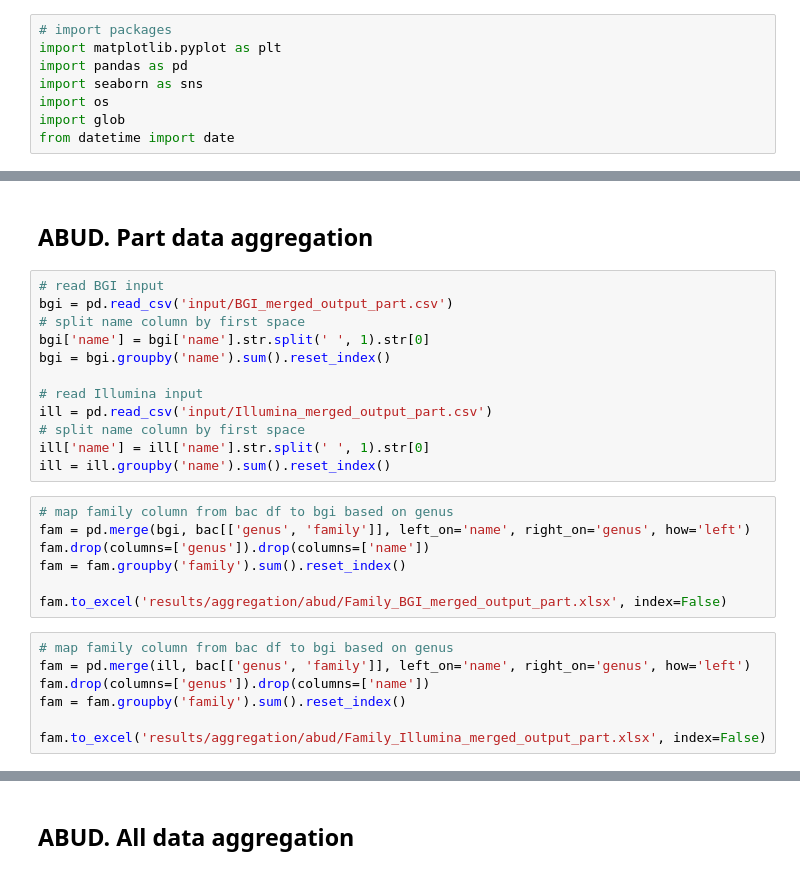
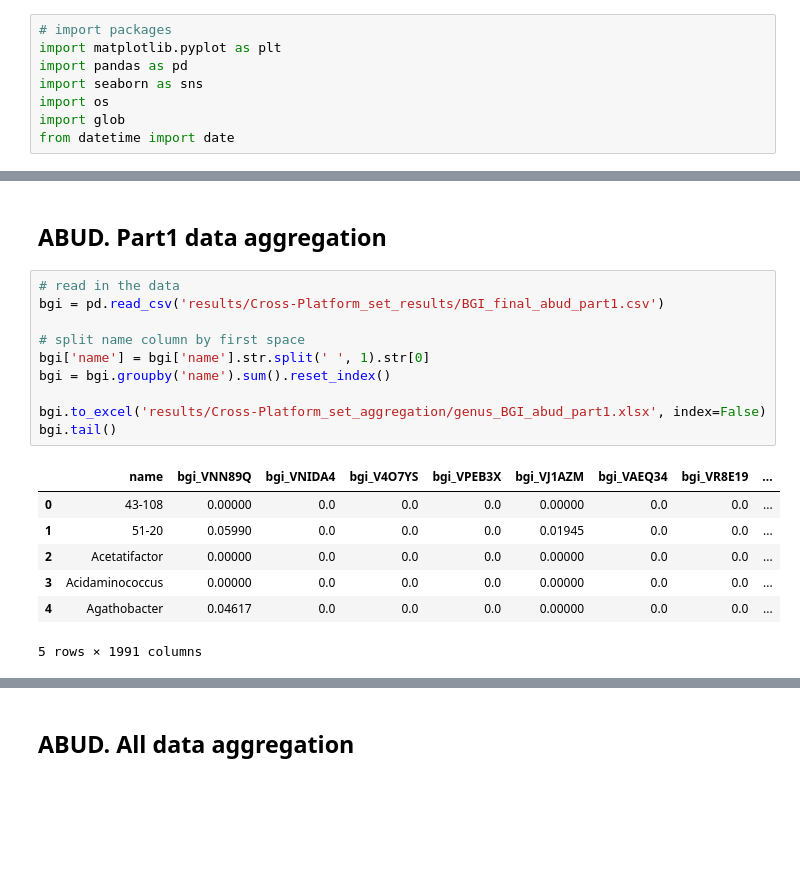
Before and after one commit to Chartiza/2024_Illumina_vs_BGI, a Jupyter notebook: step2_KRAKEN_aggregation/Genus_aggregation.ipynb, the cells around one changed output, grey strips where cells are left out. Saved outputs shown, nothing was run; the diff lists cells and outputs as text; blank space fills up the shorter version.

Commit message:
upd aggregation

```diff
--- a/step2_KRAKEN_aggregation/Genus_aggregation.ipynb
+++ b/step2_KRAKEN_aggregation/Genus_aggregation.ipynb
@@ -31,28 +9,20 @@ bac.head(2)
 # %% [markdown]
-## ABUD. Part data aggregation
+## ABUD. Part1 data aggregation
 # %%
-# read BGI input
-bgi = pd.read_csv('input/BGI_merged_output_part.csv')
+# read in the data
+bgi = pd.read_csv('results/Cross-Platform_set_results/BGI_final_abud_part1.csv')
+
 # split name column by first space
 bgi['name'] = bgi['name'].str.split(' ', 1).str[0]
 bgi = bgi.groupby('name').sum().reset_index()
 
-# read Illumina input
-ill = pd.read_csv('input/Illumina_merged_output_part.csv')
-# split name column by first space
-ill['name'] = ill['name'].str.split(' ', 1).str[0]
-ill = ill.groupby('name').sum().reset_index()
+bgi.to_excel('results/Cross-Platform_set_aggregation/genus_BGI_abud_part1.xlsx', index=False)
+bgi.tail()
+# %% [output]
+|  | name | bgi_VNN89Q | bgi_VNIDA4 | bgi_V4O7YS | bgi_VPEB3X | bgi_VJ1AZM | bgi_VAEQ34 | bgi_VR8E19 | ... |
+| 0 | 43-108 | 0.00000 | 0.0 | 0.0 | 0.0 | 0.00000 | 0.0 | 0.0 | ... |
+| 1 | 51-20 | 0.05990 | 0.0 | 0.0 | 0.0 | 0.01945 | 0.0 | 0.0 | ... |
+| 2 | Acetatifactor | 0.00000 | 0.0 | 0.0 | 0.0 | 0.00000 | 0.0 | 0.0 | ... |
+| 3 | Acidaminococcus | 0.00000 | 0.0 | 0.0 | 0.0 | 0.00000 | 0.0 | 0.0 | ... |
+| 4 | Agathobacter | 0.04617 | 0.0 | 0.0 | 0.0 | 0.00000 | 0.0 | 0.0 | ... |
+5 rows × 1991 columns
-# %%
-# map family column from bac df to bgi based on genus
-fam = pd.merge(bgi, bac[['genus', 'family']], left_on='name', right_on='genus', how='left')
-fam.drop(columns=['genus']).drop(columns=['name'])
-fam = fam.groupby('family').sum().reset_index()
-
-fam.to_excel('results/aggregation/abud/Family_BGI_merged_output_part.xlsx', index=False)
-# %%
-# map family column from bac df to bgi based on genus
-fam = pd.merge(ill, bac[['genus', 'family']], left_on='name', right_on='genus', how='left')
-fam.drop(columns=['genus']).drop(columns=['name'])
-fam = fam.groupby('family').sum().reset_index()
-
-fam.to_excel('results/aggregation/abud/Family_Illumina_merged_output_part.xlsx', index=False)
```
Also changed, not shown: parts of 22 cells of this notebook, 6 other files.
